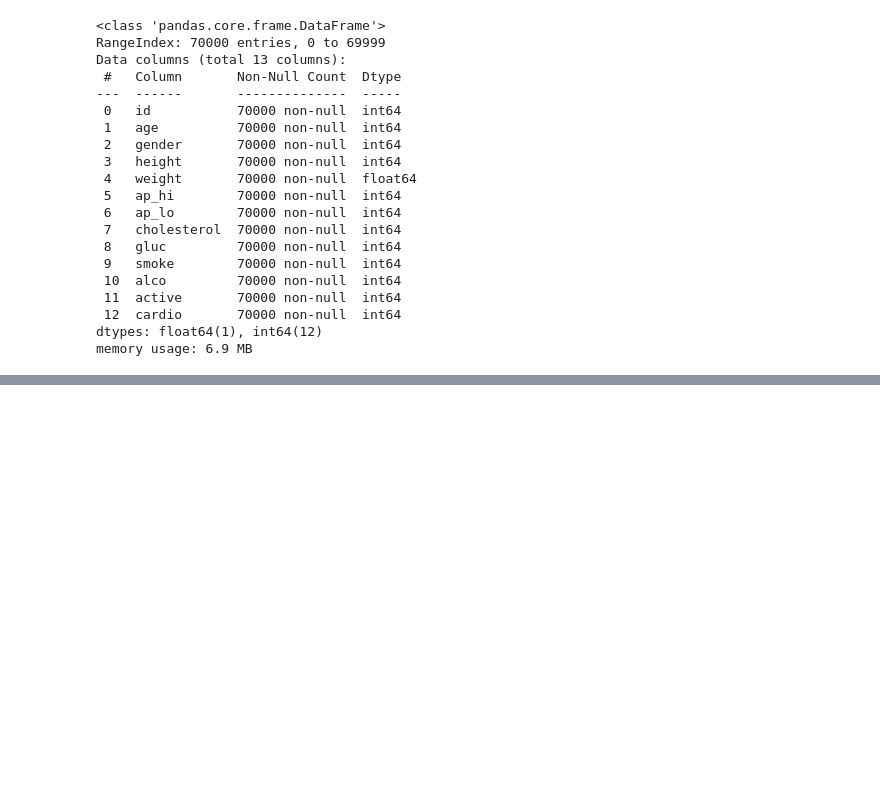
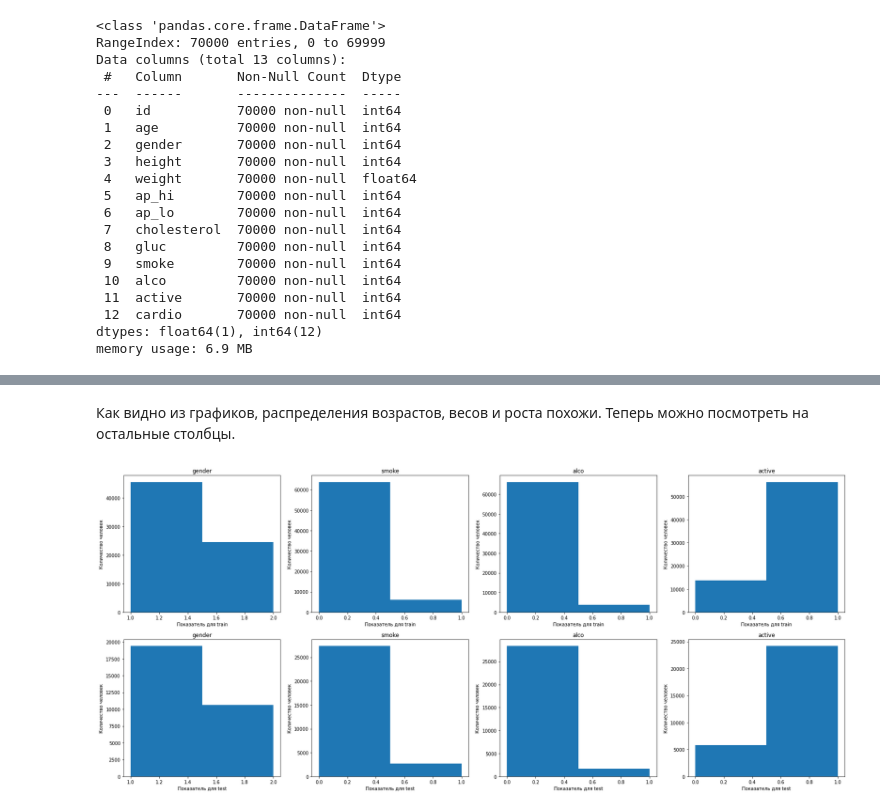
Before and after one commit to Rook-Black/Practicum, a Jupyter notebook: Heart_diseases_prediction/Heart_diseases_prediction.ipynb, the cells around one changed output, grey strips where cells are left out. Cells and saved outputs as stored; diff of their text form; code cells hidden in the pictures; blank space fills up the shorter version.

```diff
--- a/Heart_diseases_prediction/Heart_diseases_prediction.ipynb
+++ b/Heart_diseases_prediction/Heart_diseases_prediction.ipynb
@@ -67,0 +152,15 @@ memory usage: 6.9 MB
+# %% [markdown]
+Как видно из графиков, распределения возрастов, весов и роста похожи. Теперь можно посмотреть на остальные столбцы.
+# %%
+i = 1
+fig = plt.figure(figsize=(28, 12))
+for df in [train,test]:
+    for column in ['gender','smoke','alco','active']:
+        fig.add_subplot(2,4,i).hist(df[column],bins = 2)
+        if i < 5: plt.xlabel("Показатель для train")
+        else: plt.xlabel("Показатель для test")
+        plt.ylabel("Количество человек")
+        plt.title(f"{column}")
+        i += 1
+# %% [output]
+[figure, added]
```
Also changed, not shown: parts of 38 cells of this notebook.
